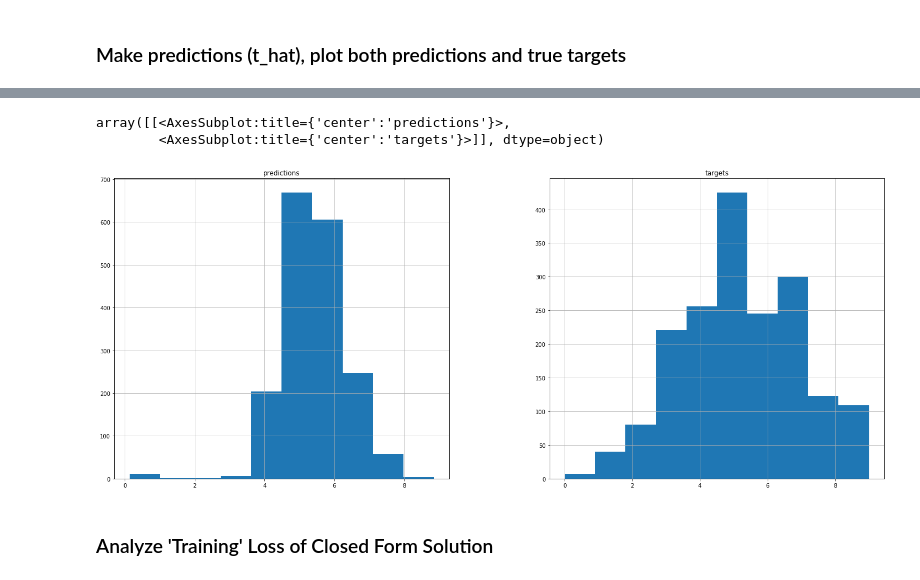
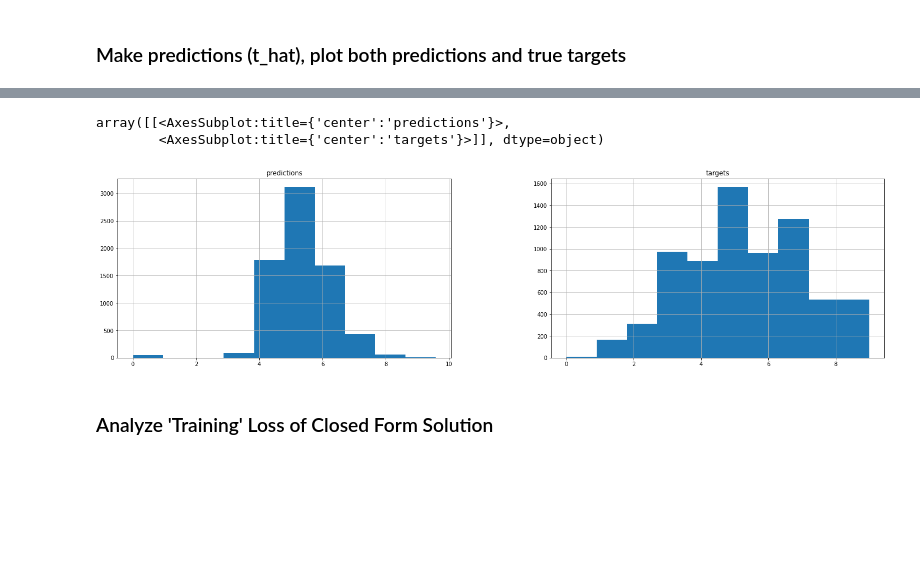
Before and after one commit to oscj/nhl-fts-prediction, a Jupyter notebook: expl/closed_form_lr.ipynb, the cells around one changed output, grey strips where cells are left out. Saved outputs shown, nothing was run; the diff lists cells and outputs as text; code cells hidden in the pictures; blank space fills up the shorter version.

```diff
--- a/expl/closed_form_lr.ipynb
+++ b/expl/closed_form_lr.ipynb
@@ -84,8 +90,8 @@ def predict(X : np.array, w : np.array) -> np.array:
 # %% [markdown]
 ### Make predictions (t_hat), plot both predictions and true targets
 # %%
-t_hat = predict(x_test, w_hat)
-plt.rcParams["figure.figsize"] = (25, 10)
+t_hat = predict(x_train, w_hat)
+plt.rcParams["figure.figsize"] = (25, 6)
 plt.plot(t_hat)
 # %% [output]
 [<matplotlib.lines.Line2D at 0x...>]
@@ -100,10 +106,10 @@ plt.plot(targets)
 # %%
-pred_and_targets_df = pd.DataFrame({'predictions': t_hat, 'targets': t_test})
+pred_and_targets_df = pd.DataFrame({'predictions': t_hat, 'targets': t_train})
 pred_and_targets_df.hist()
 # %% [output]
 array([[<AxesSubplot:title={'center':'predictions'}>,
         <AxesSubplot:title={'center':'targets'}>]], dtype=object)
-[figure, old version]
+[figure, new version]
 # %% [markdown]
 ### Analyze 'Training' Loss of Closed Form Solution
 # %%
```
Also changed, not shown: parts of 11 cells of this notebook.
